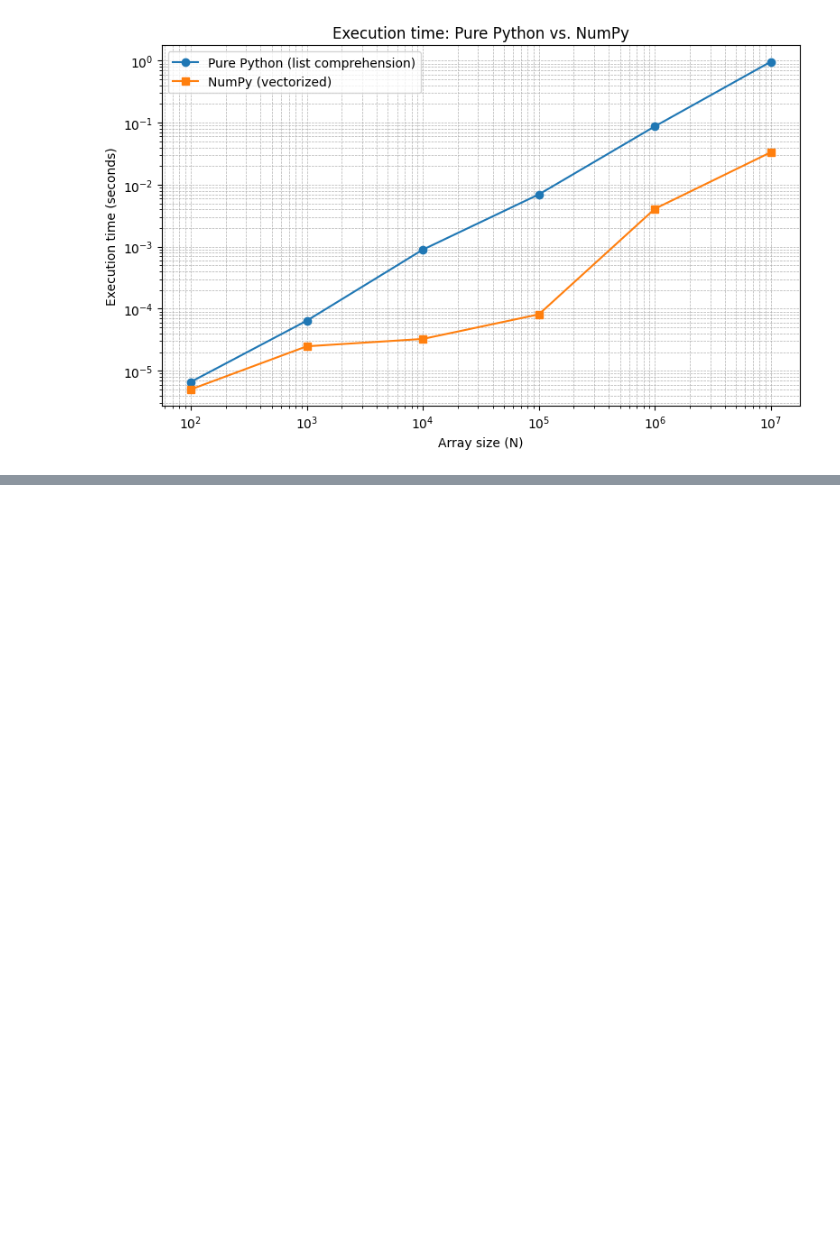
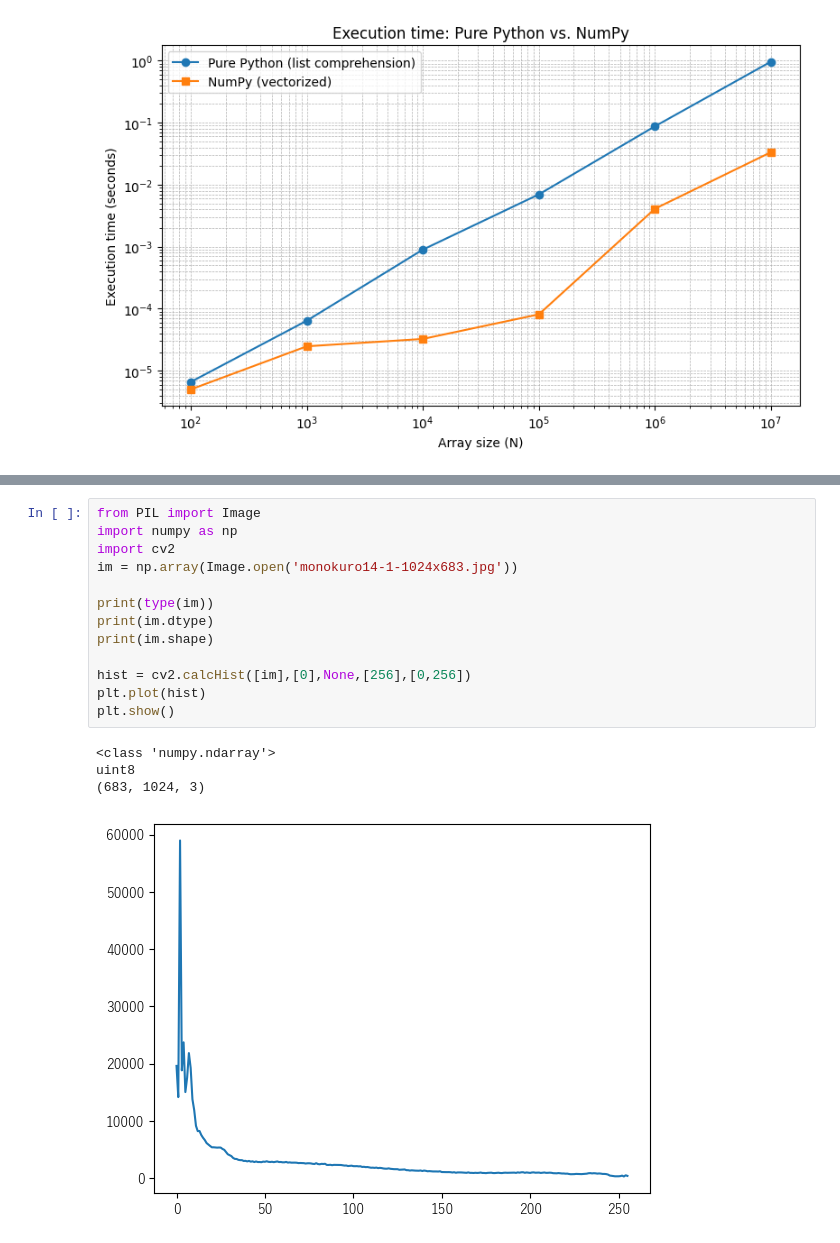
Before and after one commit to zdan2/Python-Data-Science-Handbook, a Jupyter notebook: basic.ipynb, the cells around one changed output, grey strips where cells are left out. Saved outputs shown, nothing was run; the diff lists cells and outputs as text; blank space fills up the shorter version.

```diff
--- a/basic.ipynb
+++ b/basic.ipynb
@@ -1127,0 +1178,18 @@ plt.tight_layout()
+# %%
+from PIL import Image
+import numpy as np
+import cv2
+im = np.array(Image.open('monokuro14-1-1024x683.jpg'))
+
+print(type(im))
+print(im.dtype)
+print(im.shape)
+
+hist = cv2.calcHist([im],[0],None,[256],[0,256])
+plt.plot(hist)
+plt.show()
+# %% [output]
+<class 'numpy.ndarray'>
+uint8
+(683, 1024, 3)
+[figure, added]
```
Also changed, not shown: parts of 23 cells of this notebook.
